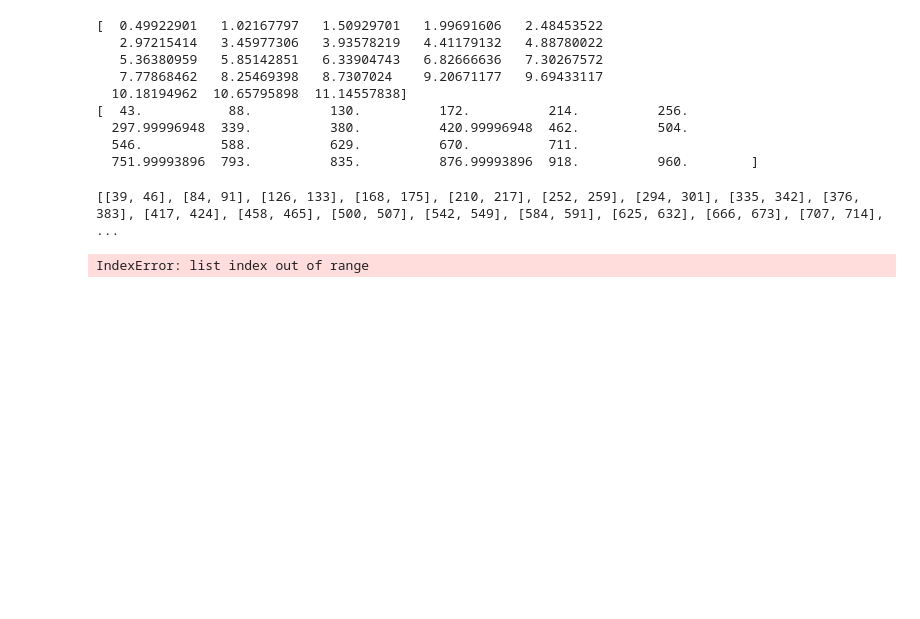
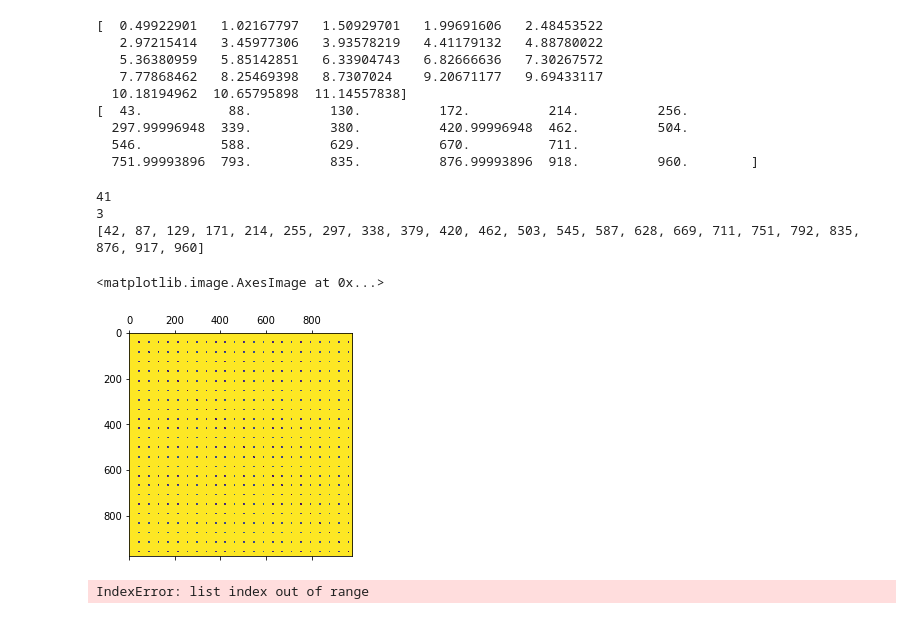
Before and after one commit to ljoglar/time_signature_estimations, a Jupyter notebook: Meter_Estimation.ipynb, the cells around one changed output. Saved outputs shown, nothing was run; the diff lists cells and outputs as text; code cells hidden in the pictures; blank space fills up the shorter version.

```diff
--- a/Meter_Estimation.ipynb
+++ b/Meter_Estimation.ipynb
@@ -110,16 +110,19 @@ for i in range(len(beats)-1):
     dur_beats.append(beats[i+1] - beats[i])
     pc8_dur_beats.append(dur_beats[i] * 0.08)
 
-dur8av = np.average(pc8_dur_beats)
-#print(int(dur8av * fs / hop_size))
+avDur = np.average(dur_beats)
+avDurInFrames = int(avDur * fs / hop_size)
+avDur8 = np.average(pc8_dur_beats)
+avDur8InFrames = int(avDur8 * fs / hop_size)
+print(avDurInFrames)
+print(avDur8InFrames)
 
-framesXbeat = []
+framePosBeat = []
 for i in range(len(beats)):
-    framesXbeat.append([int((beats[i] - dur8av) * fs / hop_size), int((beats[i] + dur8av) * fs / hop_size)])
+    framePosBeat.append(int((beats[i]) * fs / hop_size))
+    #framesXbeat.append([int((beats[i] - dur8av) * fs / hop_size), int((beats[i] + dur8av) * fs / hop_size)])
 
-
-
-print(framesXbeat)
+print(framePosBeat)
 
 
 
@@ -134,10 +137,41 @@ print(framesXbeat)
 #A = [[0] * w for i in range(h)]
 #plt.matshow(A)
 # %% [output]
-[[39, 46], [84, 91], [126, 133], [168, 175], [210, 217], [252, 259], [294, 301], [335, 342], [376, 383], [417, 424], [458, 465], [500, 507], [542, 549], [584, 591], [625, 632], [666, 673], [707, 714], ...
+41
+3
+[42, 87, 129, 171, 214, 255, 297, 338, 379, 420, 462, 503, 545, 587, 628, 669, 711, 751, 792, 835, 876, 917, 960]
-# %%
-for framesBeat in framesXbeat:
-    for i in range(framesBeat[0], framesBeat[1])
+# %%
+w, h = spectrogram.shape[0], spectrogram.shape[0]
+ASM = [[1] * w for i in range(h)]
+#ASM_dic = {{}}
+
+for position in framePosBeat:
+    for i in range(avDurInFrames):
+
+        for other in framePosBeat:
+            for j in range(avDurInFrames):
+                for k in range(avDur8InFrames):
+                    euclidean(spectrogram[i],spectrogram[j-k])
+                    if k is not 0:
+                        euclidean(spectrogram[i],spectrogram[j+k])
+
+
+
+
+
+for framesBeat in framesXbeat:
+    for i in range(framesBeat[0], framesBeat[1]):
+        for frame in framesXbeat:
+            #w, h = len(framesBeat), len(frame)
+            #asm = [[0] * w for i in range(h)]
+            for j in range(frame[0], frame[1]):
+                ASM[i][j] = euclidean(spectrogram[i],spectrogram[j])
+    #ASM_dic[] =
+# %%
+plt.matshow(ASM)
+# %% [output]
+<matplotlib.image.AxesImage at 0x...>
+[figure, added]
 # %%
 M = [[]]
 for frames in framesXbeat:
```
